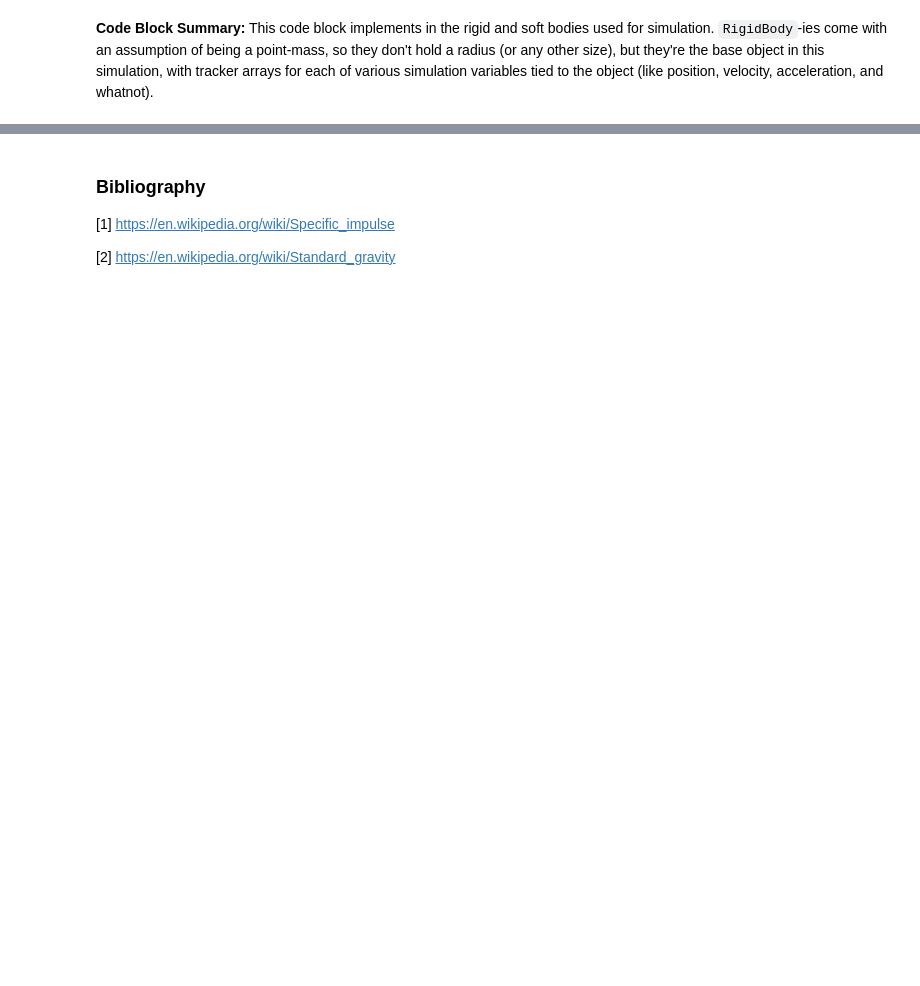
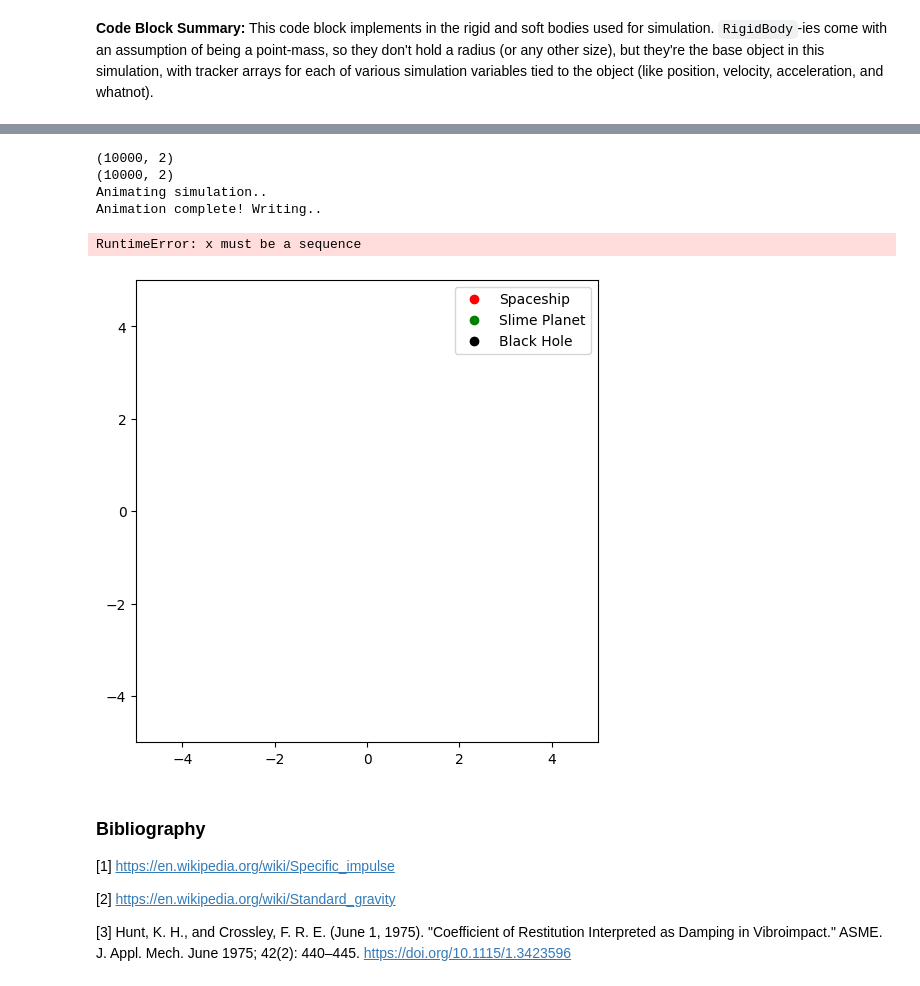
Before and after one commit to mufaro3/physics-210, a Jupyter notebook: Projects/project-1/project-1.ipynb, the cells around one changed output, grey strips where cells are left out. Drawn from its saved outputs; the diff is of its cells as text; code cells hidden in the pictures; blank space fills up the shorter version.

```diff
--- a/Projects/project-1/project-1.ipynb
+++ b/Projects/project-1/project-1.ipynb
@@ -323,6 +497,17 @@ simulate_all(black_hole, space_ship, slime_planet,
+# %%
+produce_animation(test)
+# %% [output]
+(10000, 2)
+(10000, 2)
+Animating simulation..
+Animation complete! Writing..
+RuntimeError: x must be a sequence
+[figure, added]
 # %% [markdown]
 ### Bibliography
 
 [1] https://en.wikipedia.org/wiki/Specific_impulse
 
 [2] https://en.wikipedia.org/wiki/Standard_gravity
+
+[3] Hunt, K. H., and Crossley, F. R. E. (June 1, 1975). "Coefficient of Restitution Interpreted as Damping in Vibroimpact." ASME. J. Appl. Mech. June 1975; 42(2): 440–445. https://doi.org/10.1115/1.3423596
```
Also changed, not shown: parts of 33 cells of this notebook, 1 other file.
